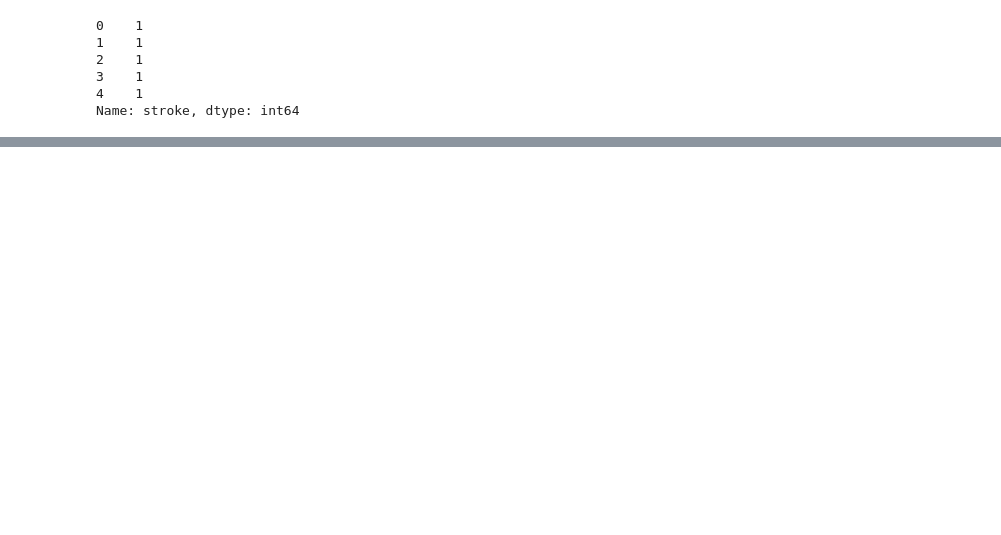
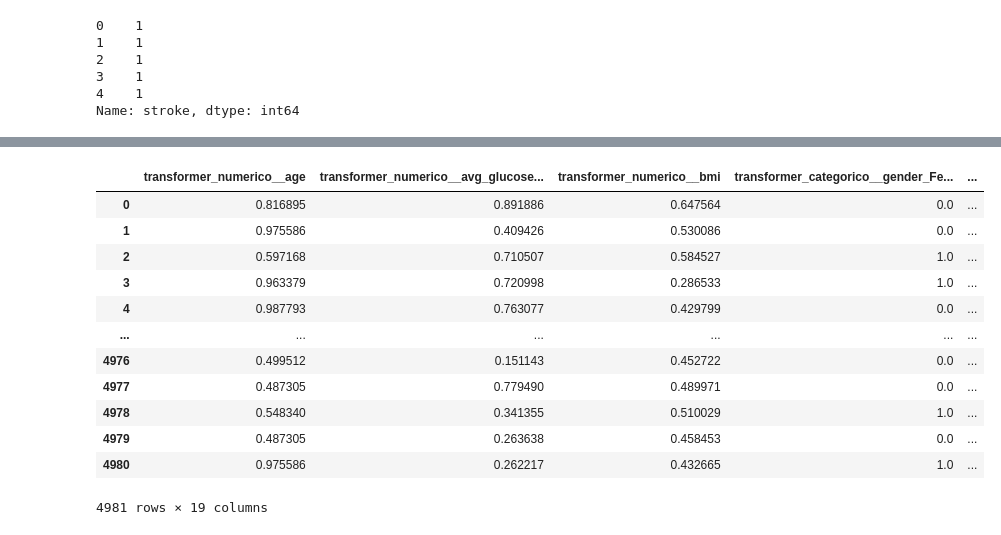
Before and after one commit to Factoria-F5-AI-Bootcamp-1-Edicion/Equipo-Corazon, a Jupyter notebook: Proyecto_Corazon.ipynb, the cells around one changed output, grey strips where cells are left out. Cells and saved outputs as stored; diff of their text form; code cells hidden in the pictures; blank space fills up the shorter version.

```diff
--- a/Proyecto_Corazon.ipynb
+++ b/Proyecto_Corazon.ipynb
@@ -425,8 +425,15 @@ transformer_categorico = ("transformer_categorico", OneHotEncoder(), categoricas
 
 
 transformer = ColumnTransformer([transformer_numerico, transformer_categorico], remainder="passthrough")
+# %%
+transformer_numerico_2 = ("transformer_numerico_2", MinMaxScaler(), numericas)
+transformer_categorico_2 = ("transformer_categorico_2", OneHotEncoder(), categoricas)
+
+transformer_2 = ColumnTransformer([transformer_numerico_2, transformer_categorico_2], remainder="passthrough")
 # %%
 X_res = transformer.fit_transform(X_res)
+# %%
+X = transformer_2.fit_transform(X)
 # %%
 pd.DataFrame(X_res, columns = transformer.get_feature_names_out())
 # %% [output]
@@ -446,3 +453,19 @@ pd.DataFrame(X_res, columns = transformer.get_feature_names_out())
+# %%
+pd.DataFrame(X, columns = transformer.get_feature_names_out())
+# %% [output]
+|  | transformer_numerico__age | transformer_numerico__avg_glucose... | transformer_numerico__bmi | transformer_categorico__gender_Fe... | ... |
+| 0 | 0.816895 | 0.891886 | 0.647564 | 0.0 | ... |
+| 1 | 0.975586 | 0.409426 | 0.530086 | 0.0 | ... |
+| 2 | 0.597168 | 0.710507 | 0.584527 | 1.0 | ... |
+| 3 | 0.963379 | 0.720998 | 0.286533 | 1.0 | ... |
+| 4 | 0.987793 | 0.763077 | 0.429799 | 0.0 | ... |
+| ... | ... | ... | ... | ... | ... |
+| 4976 | 0.499512 | 0.151143 | 0.452722 | 0.0 | ... |
+| 4977 | 0.487305 | 0.779490 | 0.489971 | 0.0 | ... |
+| 4978 | 0.548340 | 0.341355 | 0.510029 | 1.0 | ... |
+| 4979 | 0.487305 | 0.263638 | 0.458453 | 0.0 | ... |
+| 4980 | 0.975586 | 0.262217 | 0.432665 | 1.0 | ... |
+4981 rows × 19 columns
 # %%
 X_res
 # %% [output]
```
Also changed, not shown: parts of 18 cells of this notebook.
